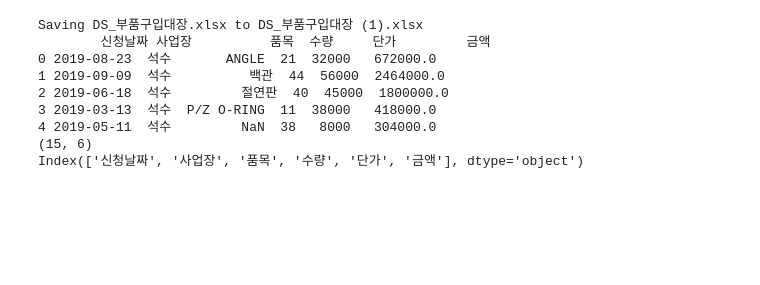
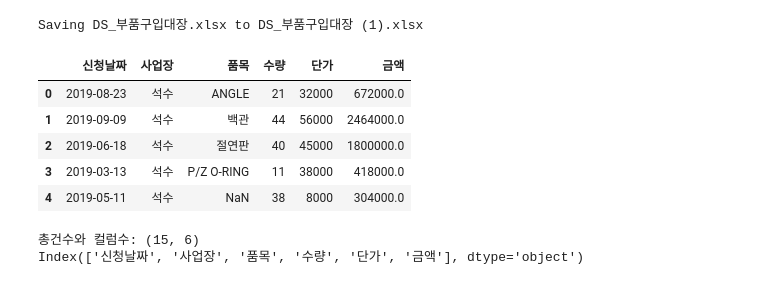
Before and after one commit to sm1118sm/DA, a Jupyter notebook: pandas.ipynb, the cells around one changed output. Drawn from its saved outputs; the diff is of its cells as text; code cells hidden in the pictures; blank space fills up the shorter version.

```diff
--- a/pandas.ipynb
+++ b/pandas.ipynb
@@ -23,23 +23,22 @@ Saving fish.csv to fish (5).csv
 # %%
 #구글 코랩에서 pandas를 사용하여 주어진 연습_부품구입대장.xlsx 파일을 불러온 후 가장 앞의 5건을 출력하고 총 건수와 컬럼 개수를 출력한 후 컬럼 이름을 모두  출력하세요
 
 import pandas as pd
 from google.colab import files
-
 uploaded = files.upload()
 file_name = list(uploaded.keys())[0]
 file1 = pd.read_excel(file_name)
-print(file1.head(5))
-print(file1.shape)
+display(file1.head(5))
+print(f"총건수와 컬럼수: {file1.shape}")
 print(file1.columns)
 # %% [output]
 [interactive output not drawn]
 Saving DS_부품구입대장.xlsx to DS_부품구입대장 (1).xlsx
-        신청날짜 사업장          품목  수량     단가         금액
-0 2019-08-23  석수       ANGLE  21  32000   672000.0
-1 2019-09-09  석수          백관  44  56000  2464000.0
-2 2019-06-18  석수         절연판  40  45000  1800000.0
-3 2019-03-13  석수  P/Z O-RING  11  38000   418000.0
-4 2019-05-11  석수         NaN  38   8000   304000.0
-(15, 6)
-Index(['신청날짜', '사업장', '품목', '수량', '단가', '금액'], dtype='object')
+|  | 신청날짜 | 사업장 | 품목 | 수량 | 단가 | 금액 |
+| 0 | 2019-08-23 | 석수 | ANGLE | 21 | 32000 | 672000.0 |
+| 1 | 2019-09-09 | 석수 | 백관 | 44 | 56000 | 2464000.0 |
+| 2 | 2019-06-18 | 석수 | 절연판 | 40 | 45000 | 1800000.0 |
+| 3 | 2019-03-13 | 석수 | P/Z O-RING | 11 | 38000 | 418000.0 |
+| 4 | 2019-05-11 | 석수 | NaN | 38 | 8000 | 304000.0 |
+총건수와 컬럼수: (15, 6)
+Index(['신청날짜', '사업장', '품목', '수량', '단가', '금액'], dtype='object')
```
Also changed, not shown: parts of 4 cells of this notebook.
